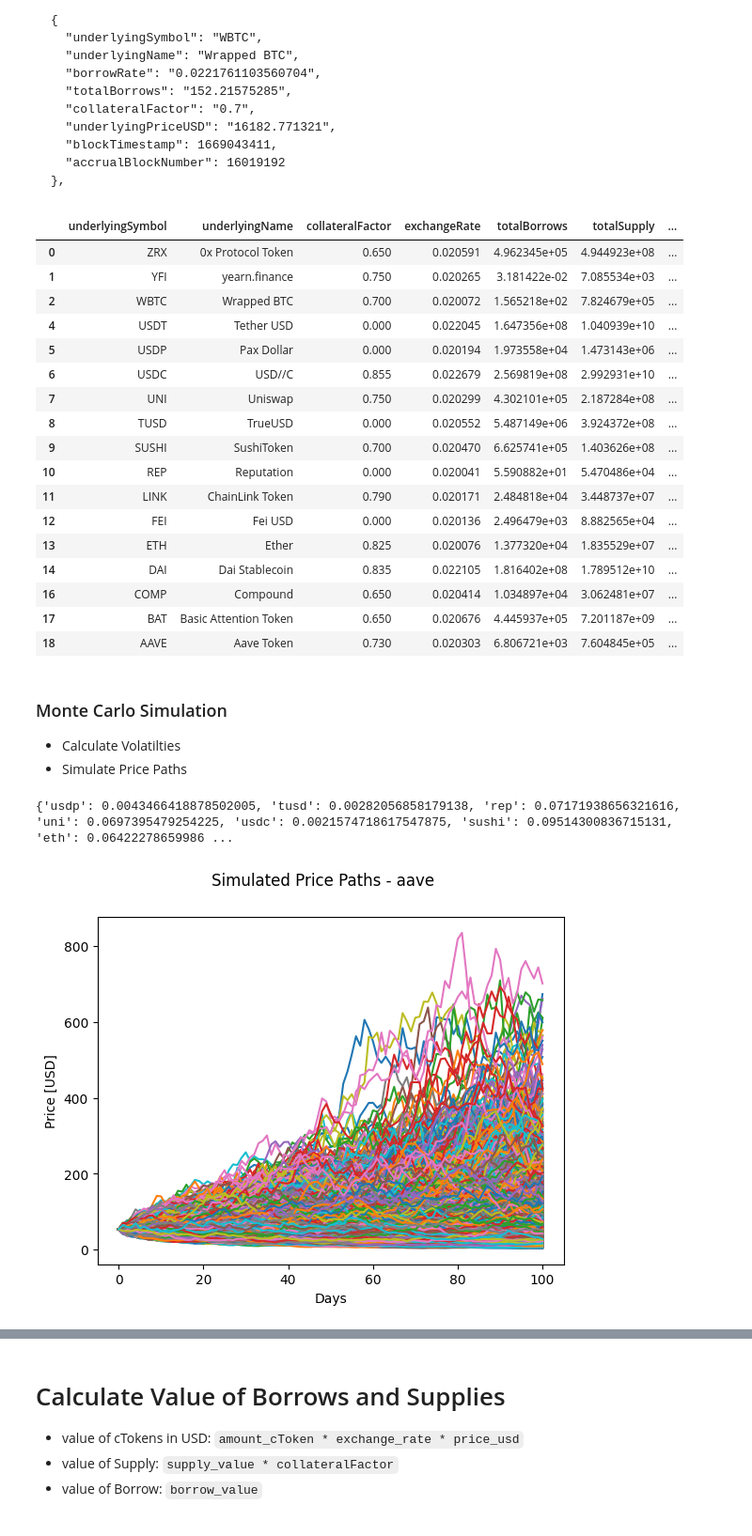
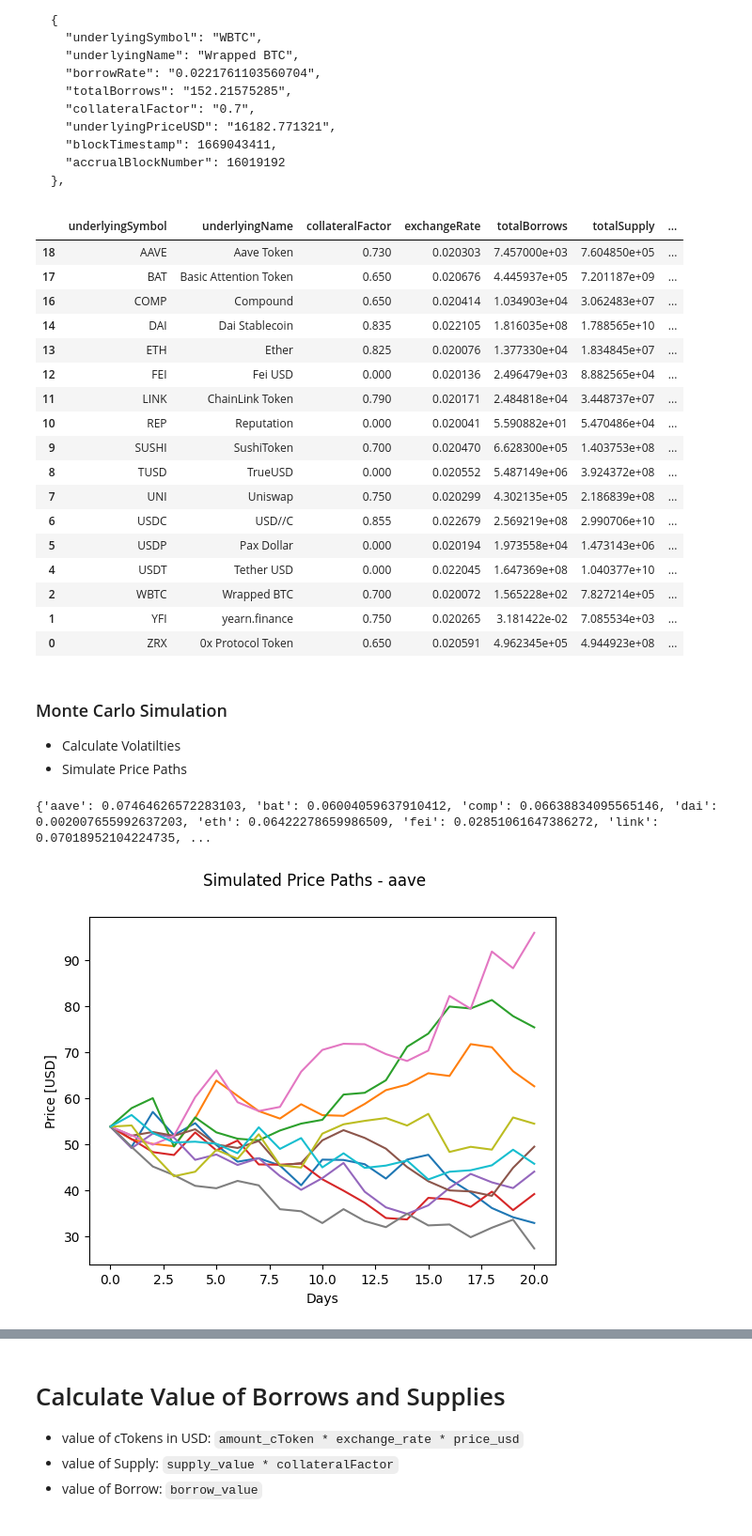
Before and after one commit to franwe/Compound, a Jupyter notebook: main.ipynb, the cells around one changed output, grey strips where cells are left out. Shown at 94% size. Saved outputs shown, nothing was run; the diff lists cells and outputs as text; code cells hidden in the pictures.

````diff
--- a/main.ipynb
+++ b/main.ipynb
@@ -118,27 +119,27 @@ Have two entries for `DAI` and `wBTC` each... only keep the bigger one for now
 ```
 # %%
 borrows_df = borrows_df.sort_values(by=["underlyingSymbol", "totalBorrows"], ascending=False).reset_index(drop=True)
-borrows_df = borrows_df.drop_duplicates(subset=["underlyingSymbol"])
+borrows_df = borrows_df.drop_duplicates(subset=["underlyingSymbol"]).sort_values(by=["underlyingSymbol"])
 borrows_df
 # %% [output]
 |  | underlyingSymbol | underlyingName | collateralFactor | exchangeRate | totalBorrows | totalSupply | ... |
+| 18 | AAVE | Aave Token | 0.730 | 0.020303 | 7.457000e+03 | 7.604850e+05 | ... |
+| 17 | BAT | Basic Attention Token | 0.650 | 0.020676 | 4.445937e+05 | 7.201187e+09 | ... |
+| 16 | COMP | Compound | 0.650 | 0.020414 | 1.034903e+04 | 3.062483e+07 | ... |
+| 14 | DAI | Dai Stablecoin | 0.835 | 0.022105 | 1.816035e+08 | 1.788565e+10 | ... |
+| 13 | ETH | Ether | 0.825 | 0.020076 | 1.377330e+04 | 1.834845e+07 | ... |
+| 12 | FEI | Fei USD | 0.000 | 0.020136 | 2.496479e+03 | 8.882565e+04 | ... |
+| 11 | LINK | ChainLink Token | 0.790 | 0.020171 | 2.484818e+04 | 3.448737e+07 | ... |
+| 10 | REP | Reputation | 0.000 | 0.020041 | 5.590882e+01 | 5.470486e+04 | ... |
+| 9 | SUSHI | SushiToken | 0.700 | 0.020470 | 6.628300e+05 | 1.403753e+08 | ... |
+| 8 | TUSD | TrueUSD | 0.000 | 0.020552 | 5.487149e+06 | 3.924372e+08 | ... |
+| 7 | UNI | Uniswap | 0.750 | 0.020299 | 4.302135e+05 | 2.186839e+08 | ... |
+| 6 | USDC | USD//C | 0.855 | 0.022679 | 2.569219e+08 | 2.990706e+10 | ... |
+| 5 | USDP | Pax Dollar | 0.000 | 0.020194 | 1.973558e+04 | 1.473143e+06 | ... |
+| 4 | USDT | Tether USD | 0.000 | 0.022045 | 1.647369e+08 | 1.040377e+10 | ... |
+| 2 | WBTC | Wrapped BTC | 0.700 | 0.020072 | 1.565228e+02 | 7.827214e+05 | ... |
+| 1 | YFI | yearn.finance | 0.750 | 0.020265 | 3.181422e-02 | 7.085534e+03 | ... |
 | 0 | ZRX | 0x Protocol Token | 0.650 | 0.020591 | 4.962345e+05 | 4.944923e+08 | ... |
-| 1 | YFI | yearn.finance | 0.750 | 0.020265 | 3.181422e-02 | 7.085534e+03 | ... |
-| 2 | WBTC | Wrapped BTC | 0.700 | 0.020072 | 1.565218e+02 | 7.824679e+05 | ... |
-| 4 | USDT | Tether USD | 0.000 | 0.022045 | 1.647356e+08 | 1.040939e+10 | ... |
-| 5 | USDP | Pax Dollar | 0.000 | 0.020194 | 1.973558e+04 | 1.473143e+06 | ... |
-| 6 | USDC | USD//C | 0.855 | 0.022679 | 2.569819e+08 | 2.992931e+10 | ... |
-| 7 | UNI | Uniswap | 0.750 | 0.020299 | 4.302101e+05 | 2.187284e+08 | ... |
-| 8 | TUSD | TrueUSD | 0.000 | 0.020552 | 5.487149e+06 | 3.924372e+08 | ... |
-| 9 | SUSHI | SushiToken | 0.700 | 0.020470 | 6.625741e+05 | 1.403626e+08 | ... |
-| 10 | REP | Reputation | 0.000 | 0.020041 | 5.590882e+01 | 5.470486e+04 | ... |
-| 11 | LINK | ChainLink Token | 0.790 | 0.020171 | 2.484818e+04 | 3.448737e+07 | ... |
-| 12 | FEI | Fei USD | 0.000 | 0.020136 | 2.496479e+03 | 8.882565e+04 | ... |
-| 13 | ETH | Ether | 0.825 | 0.020076 | 1.377320e+04 | 1.835529e+07 | ... |
-| 14 | DAI | Dai Stablecoin | 0.835 | 0.022105 | 1.816402e+08 | 1.789512e+10 | ... |
-| 16 | COMP | Compound | 0.650 | 0.020414 | 1.034897e+04 | 3.062481e+07 | ... |
-| 17 | BAT | Basic Attention Token | 0.650 | 0.020676 | 4.445937e+05 | 7.201187e+09 | ... |
-| 18 | AAVE | Aave Token | 0.730 | 0.020303 | 6.806721e+03 | 7.604845e+05 | ... |
 # %% [markdown]
 ### Monte Carlo Simulation
 - Calculate Volatilties
@@ -151,7 +152,7 @@ with open(PARAMS_FILE) as f:
 
 # load historical prices from coingecko (used scrip `download_historica_prices.ipynb` to prepare data)
 prices = pd.read_csv(PRICES_FILE)
-symbols = prices["symbol"].unique()
+symbols = sorted(prices["symbol"].unique())
 
 # calculate volatilities
 vols = {}
@@ -161,20 +162,21 @@ for symbol in symbols:
 
 print(vols)
 # %% [output]
-{'usdp': 0.0043466418878502005, 'tusd': 0.00282056858179138, 'rep': 0.07171938656321616, 'uni': 0.0697395479254225, 'usdc': 0.0021574718617547875, 'sushi': 0.09514300836715131, 'eth': 0.06422278659986 ...
+{'aave': 0.07464626572283103, 'bat': 0.06004059637910412, 'comp': 0.06638834095565146, 'dai': 0.002007655992637203, 'eth': 0.06422278659986509, 'fei': 0.02851061647386272, 'link': 0.07018952104224735, ...
 # %%
 # plot example of Monte Carlo Paths (aave)
+from src.measures import simulate_path
 from src.plots import plot_mc_paths
 from matplotlib import pyplot as plt
 
 symbol = "aave"
 price = borrows_df[borrows_df["underlyingSymbol"] == symbol.upper()]["underlyingPriceUSD"].iloc[0]
-paths = monte_carlo_simulation(price, vols[symbol], params["mc_horizon"], params["mc_paths"])
+paths = [simulate_path(price, vols[symbol], horizon=20) for _ in range(10)]
 
 fig = plot_mc_paths(symbol, paths)
 plt.show()
 # %% [output]
-[figure, old version]
+[figure, new version]
 # %%
 # Simulate Monte Carlo Paths for all Symbols
 mc_paths = {}
````
Also changed, not shown: parts of 12 cells of this notebook, 1 other file.
